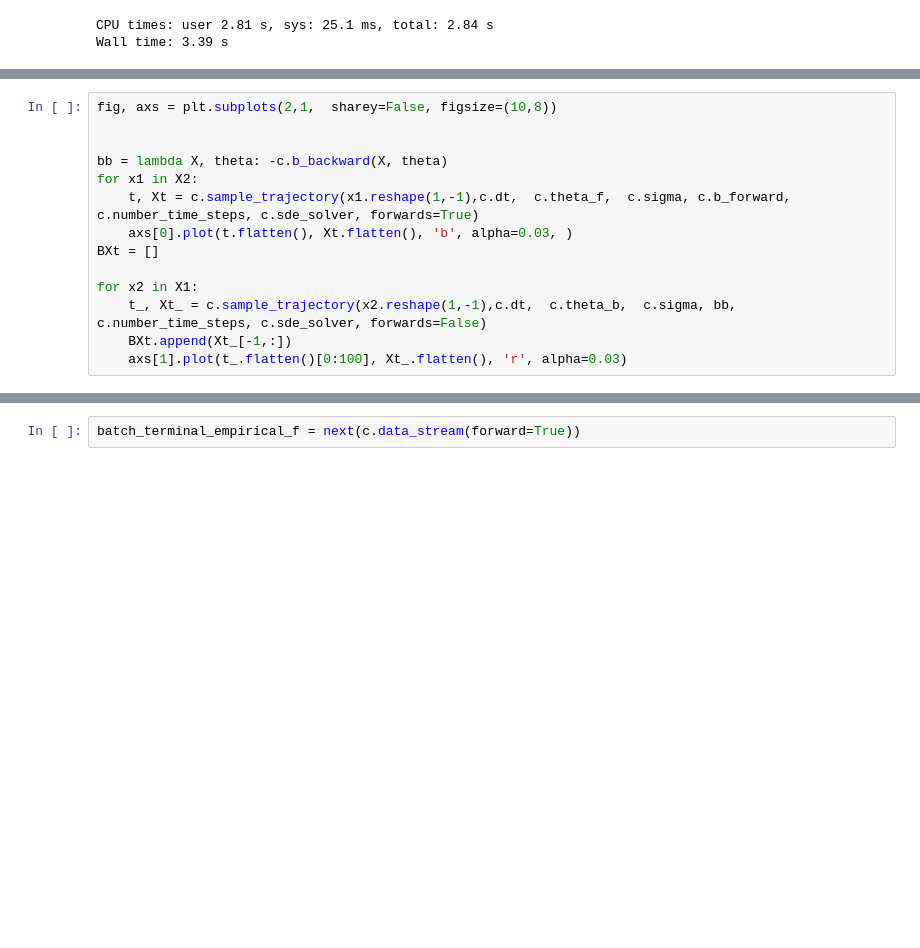
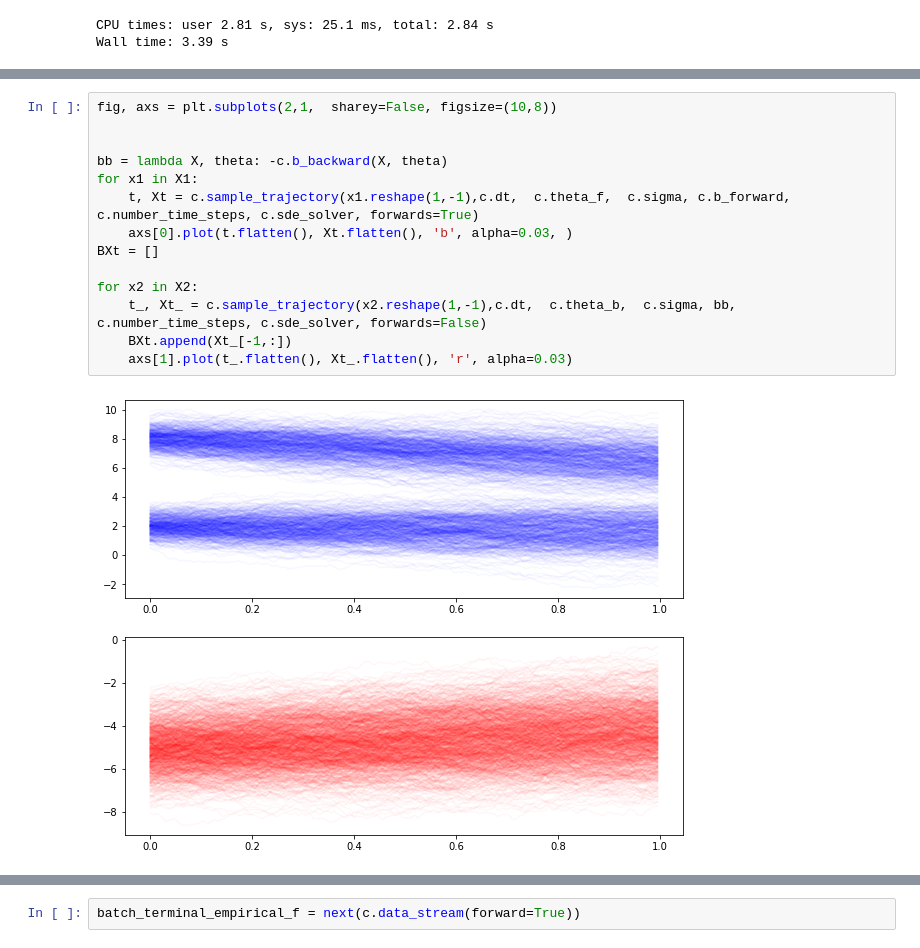
Before and after one commit to franciscovargas/SC-IPFP, a Jupyter notebook: notebooks/test_forwards_backwards-vmap.ipynb, the cells around one changed output, grey strips where cells are left out. Drawn from its saved outputs; the diff is of its cells as text; blank space fills up the shorter version.

```diff
--- a/notebooks/test_forwards_backwards-vmap.ipynb
+++ b/notebooks/test_forwards_backwards-vmap.ipynb
@@ -400,14 +383,16 @@ loss b 16.20216941833496
 # %%
 fig, axs = plt.subplots(2,1,  sharey=False, figsize=(10,8))
 
 
 bb = lambda X, theta: -c.b_backward(X, theta)
-for x1 in X2:
+for x1 in X1:
     t, Xt = c.sample_trajectory(x1.reshape(1,-1),c.dt,  c.theta_f,  c.sigma, c.b_forward, c.number_time_steps, c.sde_solver, forwards=True)
     axs[0].plot(t.flatten(), Xt.flatten(), 'b', alpha=0.03, )
 BXt = []
 
-for x2 in X1:
+for x2 in X2:
     t_, Xt_ = c.sample_trajectory(x2.reshape(1,-1),c.dt,  c.theta_b,  c.sigma, bb, c.number_time_steps, c.sde_solver, forwards=False)
     BXt.append(Xt_[-1,:])
-    axs[1].plot(t_.flatten()[0:100], Xt_.flatten(), 'r', alpha=0.03)
+    axs[1].plot(t_.flatten(), Xt_.flatten(), 'r', alpha=0.03)
+# %% [output]
+[figure, added]
```
Also changed, not shown: parts of 16 cells of this notebook, 2 other files.
